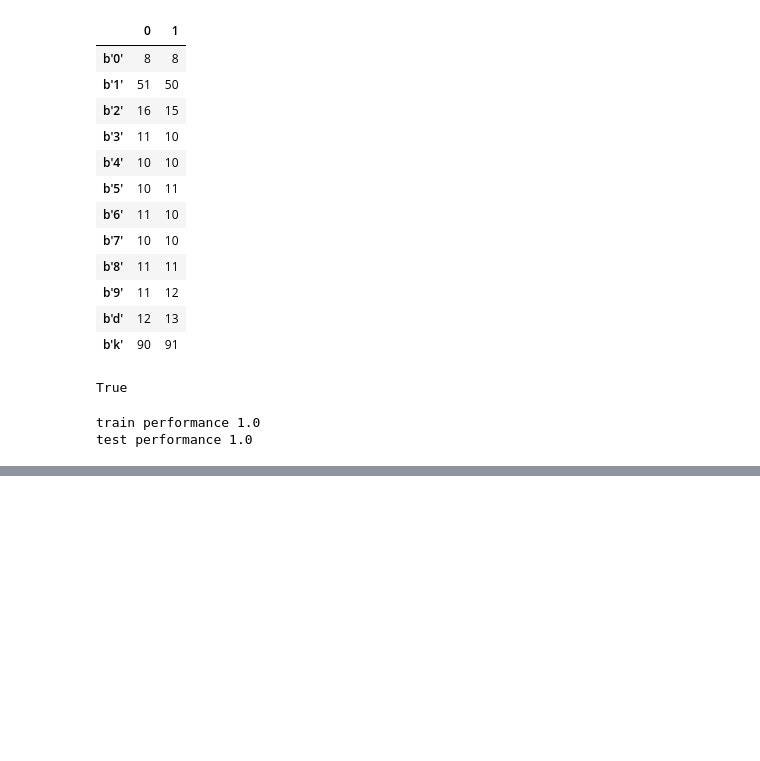
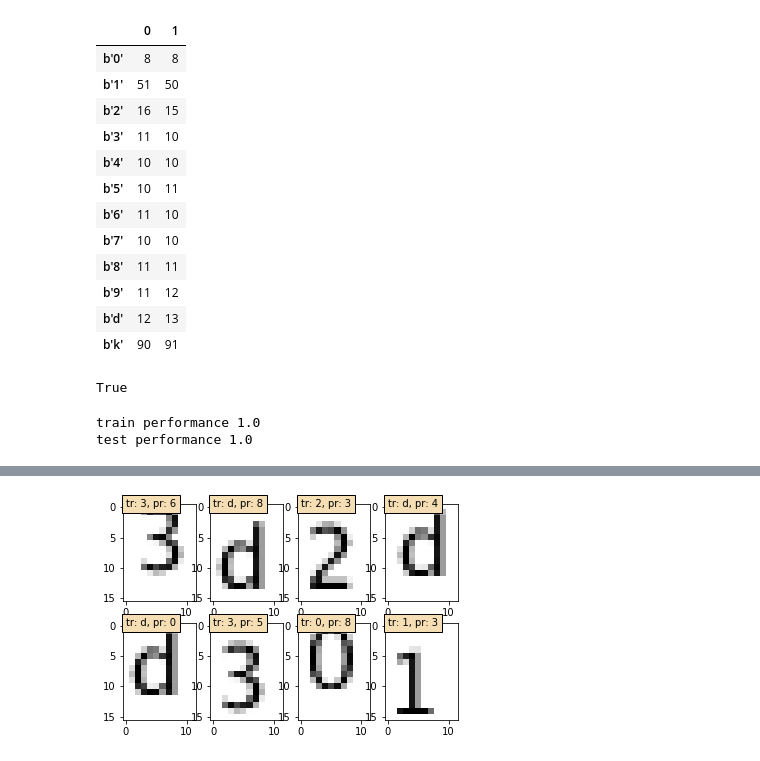
Before and after one commit to kota7/kgschart, a Jupyter notebook: models/1d-model_label_data.ipynb, the cells around one changed output, grey strips where cells are left out. Drawn from its saved outputs; the diff is of its cells as text; code cells hidden in the pictures; blank space fills up the shorter version.

```diff
--- a/models/1d-model_label_data.ipynb
+++ b/models/1d-model_label_data.ipynb
@@ -96,0 +141,8 @@ random_plot(X_test, Y_test, pred)
+# %%
+# train the model with augmented data set
+X_generated, Y_generated = generate_augmented_data(X_train, Y_train, 3000)
+fit = pipe.fit(X_generated, Y_generated)
+
+X_test_gen, Y_test_gen = generate_augmented_data(X_test, Y_test, 3000)
+
+pred = fit.predict(X_test_gen)
@@ -96,0 +186,5 @@ random_plot(X_test, Y_test, pred)
+# %%
+wrong = (Y_test_gen != pred)
+random_plot(X_test_gen[wrong], Y_test_gen[wrong], pred[wrong])
+# %% [output]
+[figure, added]
```
Also changed, not shown: parts of 6 cells of this notebook.
